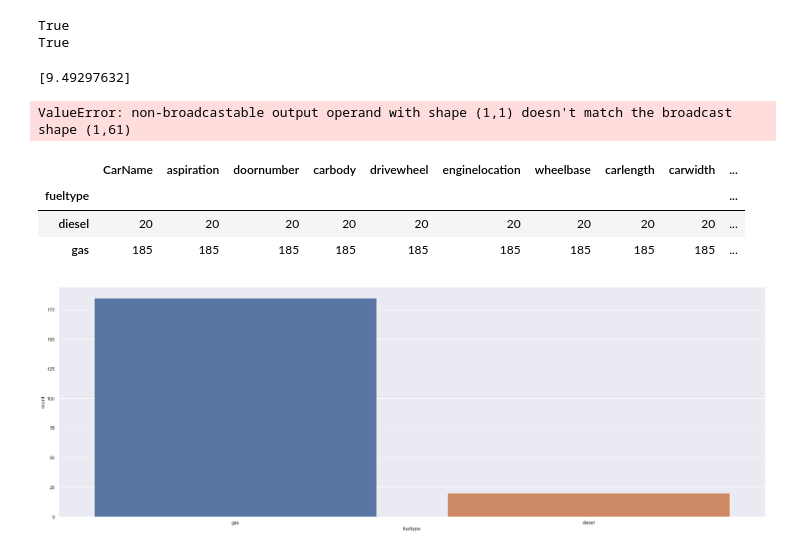
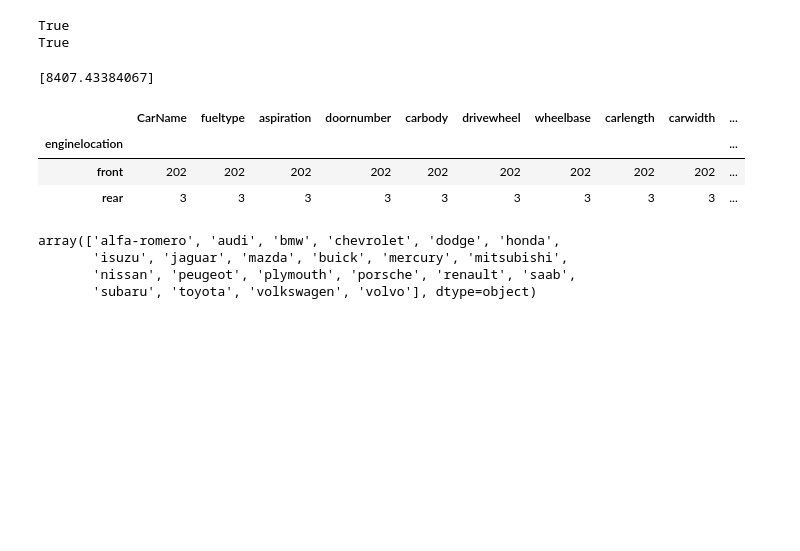
Before and after one commit to KamenDamov/Car-price-prediction, a Jupyter notebook: data_exp(round2).ipynb, the cells around one changed output. Saved outputs shown, nothing was run; the diff lists cells and outputs as text; code cells hidden in the pictures; blank space fills up the shorter version.

```diff
--- a/data_exp(round2).ipynb
+++ b/data_exp(round2).ipynb
@@ -112,7 +113,7 @@ sns.countplot(data = df, x='CarName')
 [figure]
 # %%
 df['CarName'] = df['CarName'].str.lower()
-df['CarName'] = df['CarName'].replace({'vw':'volkswagen','vokswagen':'volkswagen','toyouta':'toyota','maxda':'mazda'})
+df['CarName'] = df['CarName'].replace({'vw':'volkswagen','vokswagen':'volkswagen','toyouta':'toyota','maxda':'mazda','porcshce':'porsche'})
 # %%
 sns.countplot(data = df, x='CarName')
 # %% [output]
@@ -290,23 +305,19 @@ def transform(data):
     X_new[:, :(len(x1.columns))]= sc.transform(X_new[:, :(len(x1.columns))])
 
     output = lasso_reg.predict(X_new)
-    print(output)
-    output = output.reshape(-1, 1)
-    real_output = sc.inverse_transform(output)
-    print(real_output)
+    print(np.exp(output))
 
 
-new_data = ['nissan', 'diesel', 'std', 'four', 'sedan', 'rwd', 'front', 85, 168.8, 64.1, 50, 2824, 'dohc', 'four', 130, 'mpfi', 3, 100, 17, 26]
+new_data = ['volkswagen', 'gas', 'std', 'four', 'sedan', 'rwd', 'front', 80, 150, 64.1, 50, 1500, 'dohc', 'four', 130, 'mpfi', 3, 150, 17, 26]
 transform(new_data)
 # %% [output]
-[9.49297632]
+[8407.43384067]
-ValueError: non-broadcastable output operand with shape (1,1) doesn't match the broadcast shape (1,61)
 # %%
-sns.countplot(data=df, x='fueltype')
-df.groupby('fueltype').count()
+df.head()
+#sns.countplot(data=df, x='fueltype')
+df.groupby('enginelocation').count()
 # %% [output]
-|  | CarName | aspiration | doornumber | carbody | drivewheel | enginelocation | wheelbase | carlength | carwidth | ... |
-| fueltype |  |  |  |  |  |  |  |  |  | ... |
-| diesel | 20 | 20 | 20 | 20 | 20 | 20 | 20 | 20 | 20 | ... |
-| gas | 185 | 185 | 185 | 185 | 185 | 185 | 185 | 185 | 185 | ... |
+|  | CarName | fueltype | aspiration | doornumber | carbody | drivewheel | wheelbase | carlength | carwidth | ... |
+| enginelocation |  |  |  |  |  |  |  |  |  | ... |
+| front | 202 | 202 | 202 | 202 | 202 | 202 | 202 | 202 | 202 | ... |
+| rear | 3 | 3 | 3 | 3 | 3 | 3 | 3 | 3 | 3 | ... |
-[figure, removed]
@@ -312,0 +326,7 @@ df.groupby('fueltype').count()
+# %%
+df.CarName.unique()
+# %% [output]
+array(['alfa-romero', 'audi', 'bmw', 'chevrolet', 'dodge', 'honda',
+       'isuzu', 'jaguar', 'mazda', 'buick', 'mercury', 'mitsubishi',
+       'nissan', 'peugeot', 'plymouth', 'porsche', 'renault', 'saab',
+       'subaru', 'toyota', 'volkswagen', 'volvo'], dtype=object)
```
Also changed, not shown: parts of 5 cells of this notebook, 2 other files.
